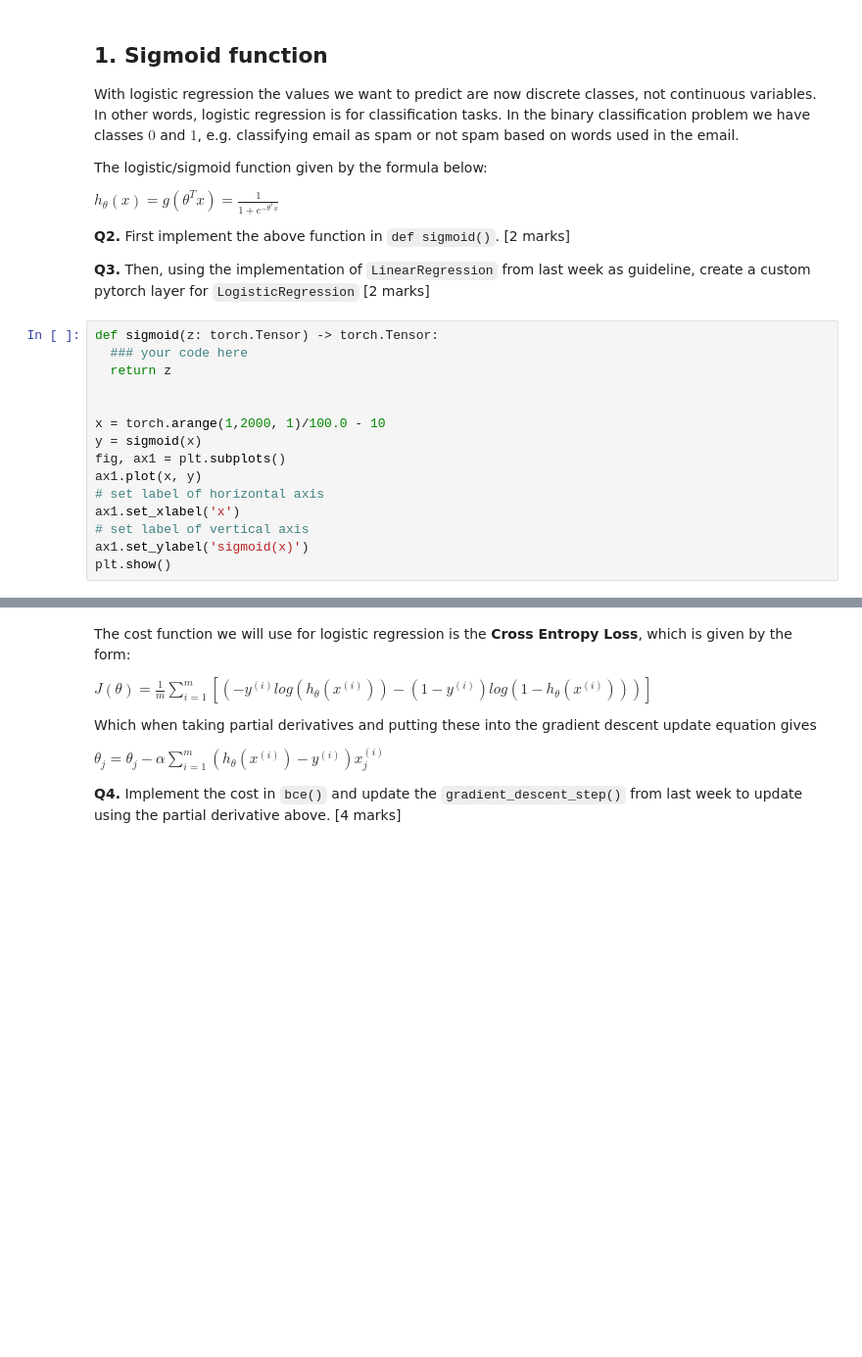
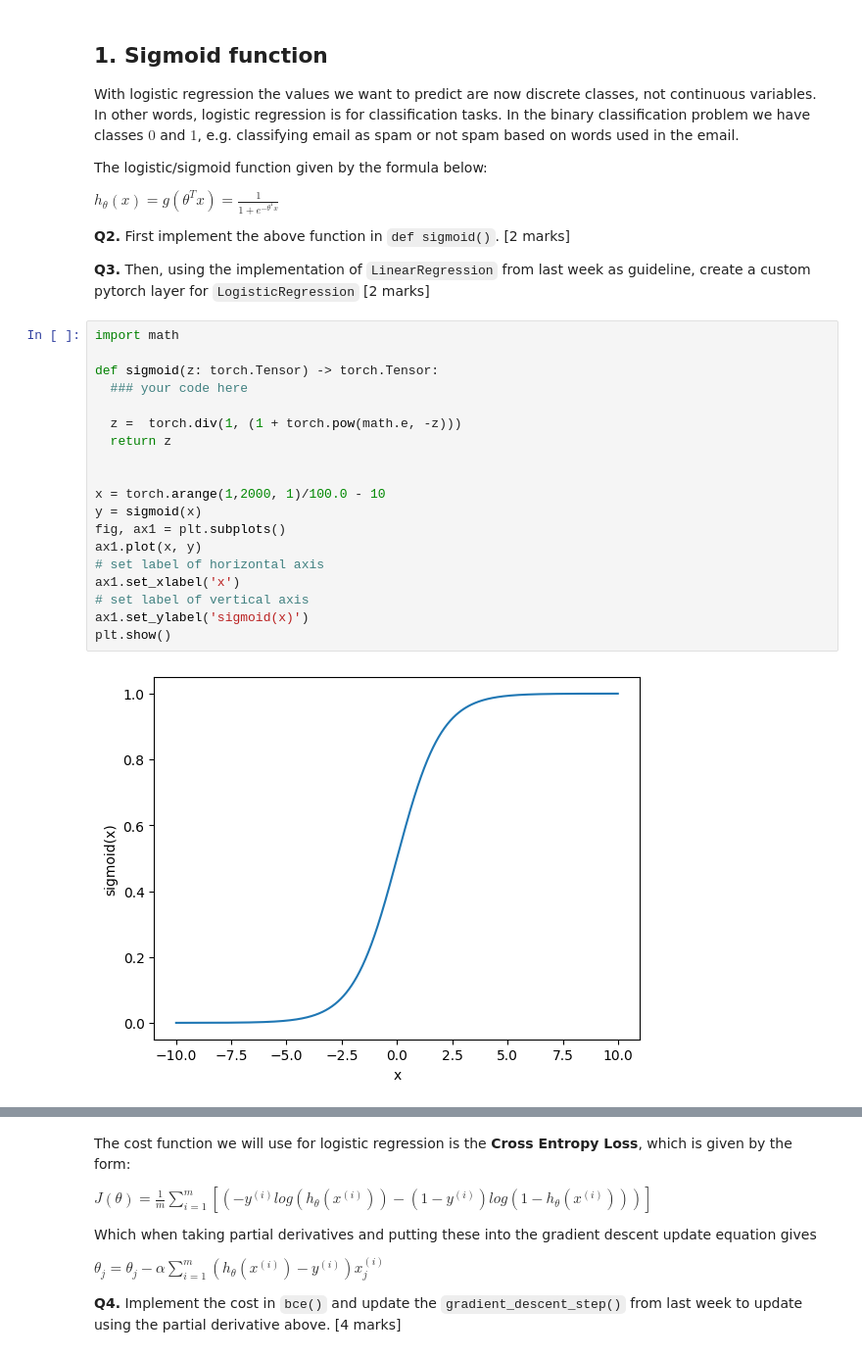
Before and after one commit to kianahs/Machine-Learning, a Jupyter notebook: wk4_Classification_I.ipynb, the cells around one changed output, grey strips where cells are left out. Shown at 98% size. Drawn from its saved outputs; the diff is of its cells as text; blank space fills up the shorter version.

```diff
--- a/wk4_Classification_I.ipynb
+++ b/wk4_Classification_I.ipynb
@@ -109,20 +155,26 @@ $ h_{\theta}(x) = g(\theta^{T}x) =  \frac{1}{1+ e^{-\theta^Tx}} $
 
 **Q3.** Then, using the implementation of `LinearRegression` from last week as guideline, create a custom pytorch layer for `LogisticRegression` [2 marks]
 # %%
+import math
+
 def sigmoid(z: torch.Tensor) -> torch.Tensor:
   ### your code here
+
+  z =  torch.div(1, (1 + torch.pow(math.e, -z)))
   return z
 
 
 x = torch.arange(1,2000, 1)/100.0 - 10
 y = sigmoid(x)
 fig, ax1 = plt.subplots()
 ax1.plot(x, y)
 # set label of horizontal axis
 ax1.set_xlabel('x')
 # set label of vertical axis
 ax1.set_ylabel('sigmoid(x)')
 plt.show()
+# %% [output]
+[figure, added]
 # %%
 class LogisticRegression(nn.Module):
   def __init__(self, num_features):
```
Also changed, not shown: parts of 8 cells of this notebook.
